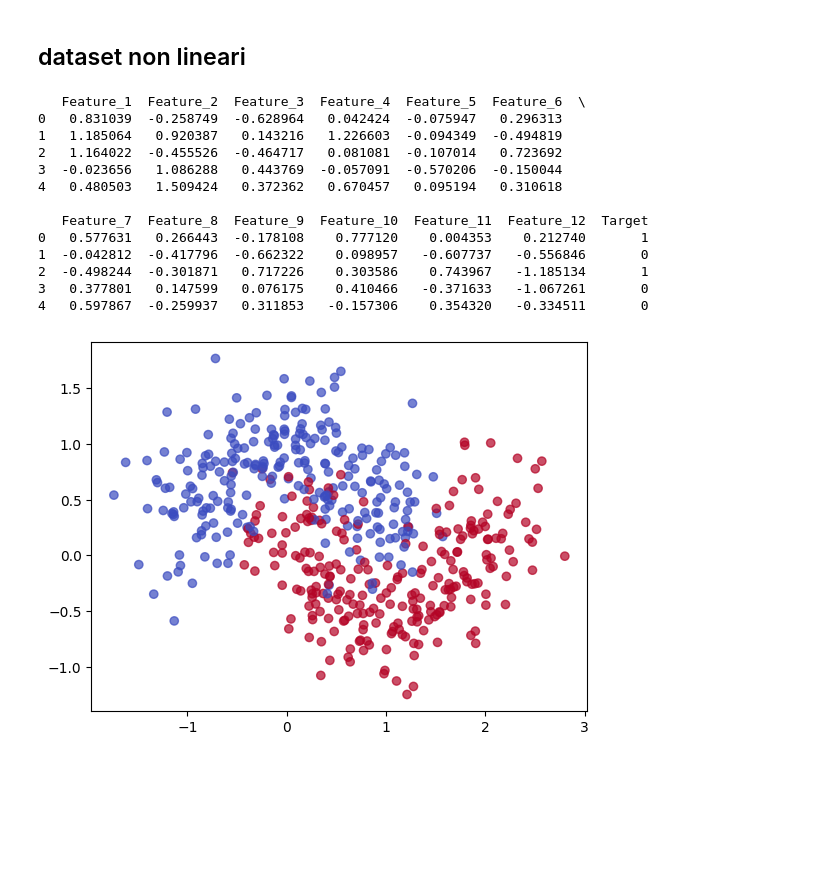
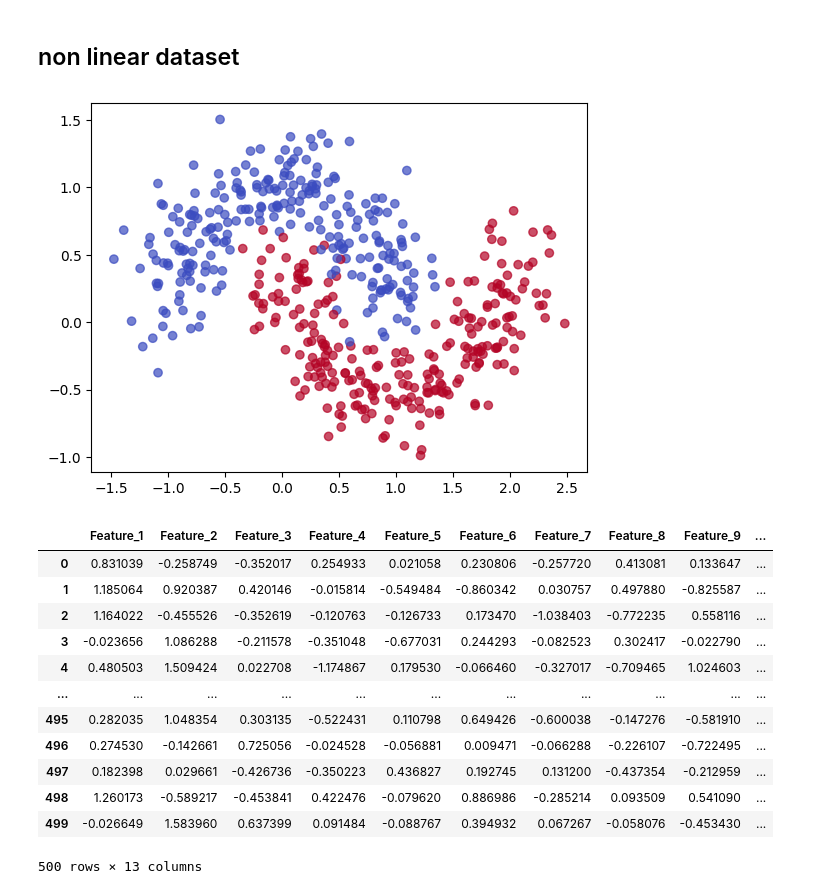
Before and after one commit to depa-tto/Thesis, a Jupyter notebook: attempt_2.ipynb, the cells around one changed output. Drawn from its saved outputs; the diff is of its cells as text; code cells hidden in the pictures; blank space fills up the shorter version.

```diff
--- a/attempt_2.ipynb
+++ b/attempt_2.ipynb
@@ -38,35 +42,36 @@ df1
 500 rows × 11 columns
 # %% [markdown]
-## dataset non lineari
+## non linear dataset
 # %%
-X, y = make_moons(n_samples=500, noise=0.3, random_state=42)
+X, y = make_moons(n_samples=500, noise=0.2, random_state=42)
 
 num_extra_features = 10
 extra_features = np.random.normal(scale=0.5, size=(X.shape[0], num_extra_features))
 X_extended = np.hstack((X, extra_features))
 
 df2 = pd.DataFrame(X_extended, columns=[f"Feature_{i+1}" for i in range(X_extended.shape[1])])
 df2["Target"] = y
 
-print(df2.head())
-
 plt.scatter(X[:, 0], X[:, 1], c=y, cmap='coolwarm', alpha=0.7)
 plt.show()
 # %% [output]
-   Feature_1  Feature_2  Feature_3  Feature_4  Feature_5  Feature_6  \
-0   0.831039  -0.258749  -0.628964   0.042424  -0.075947   0.296313
-1   1.185064   0.920387   0.143216   1.226603  -0.094349  -0.494819
-2   1.164022  -0.455526  -0.464717   0.081081  -0.107014   0.723692
-3  -0.023656   1.086288   0.443769  -0.057091  -0.570206  -0.150044
-4   0.480503   1.509424   0.372362   0.670457   0.095194   0.310618
-
-   Feature_7  Feature_8  Feature_9  Feature_10  Feature_11  Feature_12  Target
-0   0.577631   0.266443  -0.178108    0.777120    0.004353    0.212740       1
-1  -0.042812  -0.417796  -0.662322    0.098957   -0.607737   -0.556846       0
-2  -0.498244  -0.301871   0.717226    0.303586    0.743967   -1.185134       1
-3   0.377801   0.147599   0.076175    0.410466   -0.371633   -1.067261       0
-4   0.597867  -0.259937   0.311853   -0.157306    0.354320   -0.334511       0
-[figure, old version]
+[figure, new version]
+# %%
+df2
+# %% [output]
+|  | Feature_1 | Feature_2 | Feature_3 | Feature_4 | Feature_5 | Feature_6 | Feature_7 | Feature_8 | Feature_9 | ... |
+| 0 | 0.831039 | -0.258749 | -0.352017 | 0.254933 | 0.021058 | 0.230806 | -0.257720 | 0.413081 | 0.133647 | ... |
+| 1 | 1.185064 | 0.920387 | 0.420146 | -0.015814 | -0.549484 | -0.860342 | 0.030757 | 0.497880 | -0.825587 | ... |
+| 2 | 1.164022 | -0.455526 | -0.352619 | -0.120763 | -0.126733 | 0.173470 | -1.038403 | -0.772235 | 0.558116 | ... |
+| 3 | -0.023656 | 1.086288 | -0.211578 | -0.351048 | -0.677031 | 0.244293 | -0.082523 | 0.302417 | -0.022790 | ... |
+| 4 | 0.480503 | 1.509424 | 0.022708 | -1.174867 | 0.179530 | -0.066460 | -0.327017 | -0.709465 | 1.024603 | ... |
+| ... | ... | ... | ... | ... | ... | ... | ... | ... | ... | ... |
+| 495 | 0.282035 | 1.048354 | 0.303135 | -0.522431 | 0.110798 | 0.649426 | -0.600038 | -0.147276 | -0.581910 | ... |
+| 496 | 0.274530 | -0.142661 | 0.725056 | -0.024528 | -0.056881 | 0.009471 | -0.066288 | -0.226107 | -0.722495 | ... |
+| 497 | 0.182398 | 0.029661 | -0.426736 | -0.350223 | 0.436827 | 0.192745 | 0.131200 | -0.437354 | -0.212959 | ... |
+| 498 | 1.260173 | -0.589217 | -0.453841 | 0.422476 | -0.079620 | 0.886986 | -0.285214 | 0.093509 | 0.541090 | ... |
+| 499 | -0.026649 | 1.583960 | 0.637399 | 0.091484 | -0.088767 | 0.394932 | 0.067267 | -0.058076 | -0.453430 | ... |
+500 rows × 13 columns
 # %%
 X, y = make_circles(n_samples=500, noise=0.2, factor=0.5, random_state=42)
 
```
Also changed, not shown: parts of 7 cells of this notebook.
